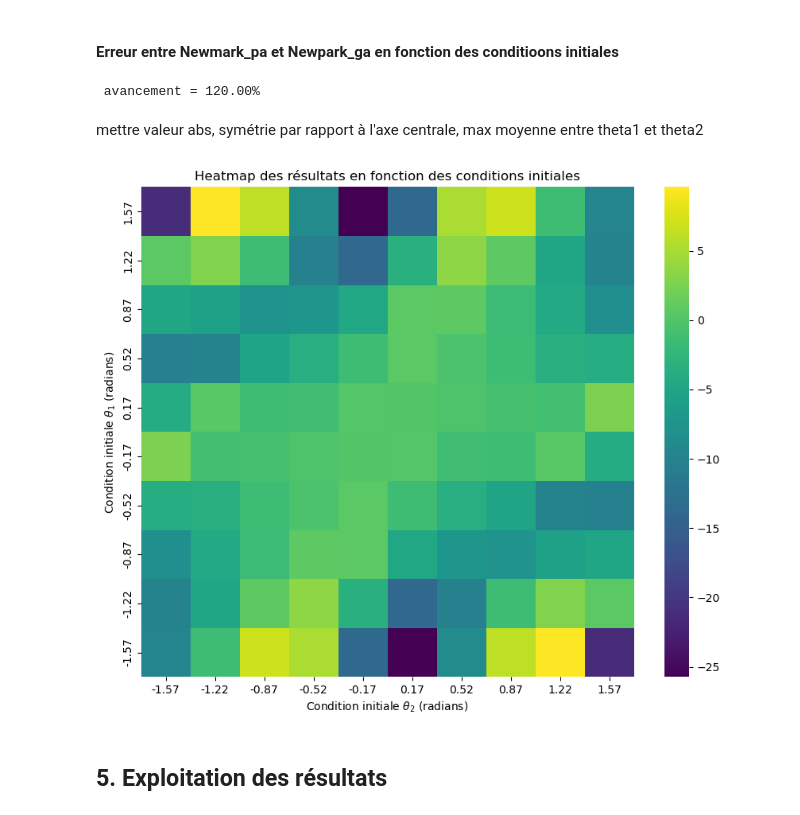
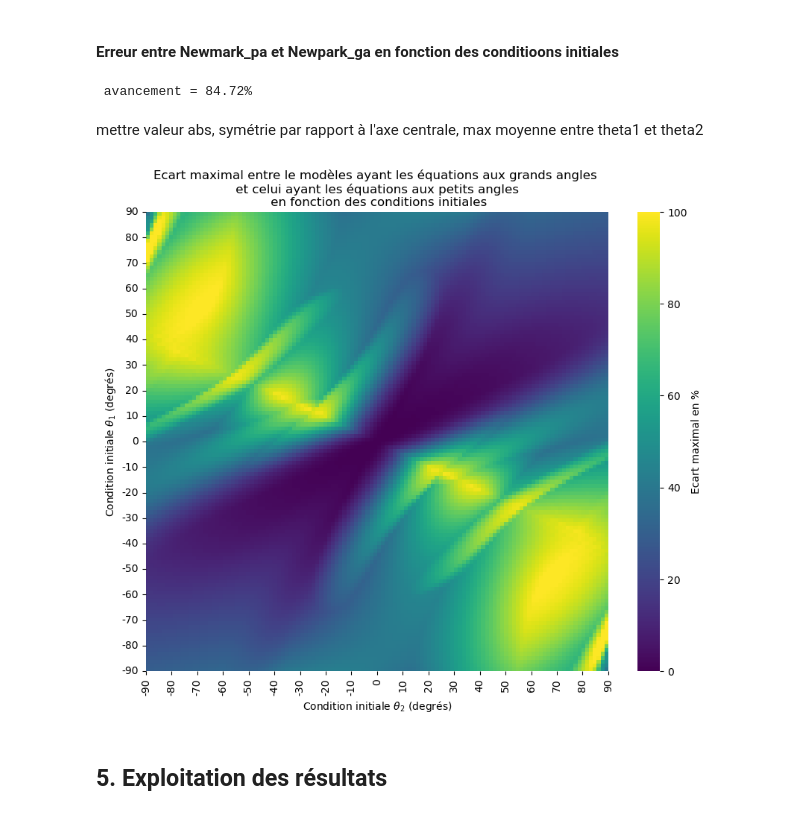
Before and after one commit to artlexiis/pendule-double, a Jupyter notebook: Jupyter Notebook/Pendule_Double.ipynb, the cells around one changed output. Saved outputs shown, nothing was run; the diff lists cells and outputs as text; code cells hidden in the pictures.

```diff
--- a/Jupyter Notebook/Pendule_Double.ipynb
+++ b/Jupyter Notebook/Pendule_Double.ipynb
@@ -894,7 +941,7 @@ t0 = 0
 #### Erreur entre Newmark_pa et Newpark_ga en fonction des conditioons initiales
 # %%
 #definition de la heatma
-definition = 10
+definition = 120
 
 # Définir une plage de valeurs pour les conditions initiales
 theta1_vals = np.linspace(-np.pi/2,  np.pi/2, definition)
@@ -905,24 +952,47 @@ erreur = "pa/ga"
 
 #résolution
 results_paga = heatmap_symétrie(theta1_vals,theta2_vals,dt,tf,erreur,definition)
-fichier = "data/heatmap_ecart_newmark_paga.csv"
+fichier = "data/heatmap_ecart_max_newmark_paga.csv"
 np.savetxt(fichier,results_paga, delimiter=",", fmt='%.2f')
 # %% [output]
- avancement = 120.00%
+ avancement = 84.72%
 # %% [markdown]
 mettre valeur abs, symétrie par rapport à l'axe centrale, max moyenne entre theta1 et theta2
 # %%
-fichier = "data/heatmap_ecart_newmark_paga.csv"
-heatmap = loaded_array = np.loadtxt(fichier, delimiter=",")
+# Chargement des données depuis le fichier CSV
+fichier = "data/heatmap_ecart_max_newmark_paga.csv"
+heatmap = np.loadtxt(fichier, delimiter=",")
 
 plt.figure(figsize=(10, 8))
-sns.heatmap(heatmap, xticklabels=np.round(theta2_vals, 2), yticklabels=-np.round(theta1_vals, 2), cmap='viridis')
-plt.xlabel('Condition initiale $\\theta_2$ (radians)')
-plt.ylabel('Condition initiale $\\theta_1$ (radians)')
-plt.title('Heatmap des résultats en fonction des conditions initiales')
+ax = sns.heatmap(abs(heatmap), cmap='viridis', cbar_kws={'label': 'Ecart maximal en %'})
+
+# Configuration des ticks majeurs avec espacement de 10 degrés
+ax.xaxis.set_major_locator(MultipleLocator(10))  # Ticks tous les 10° sur l'axe x
+ax.yaxis.set_major_locator(MultipleLocator(10))  # Ticks tous les 10° sur l'axe y
+
+# Définir les labels pour les ticks
+x_labels = np.arange(-90, 91, 10)  # Labels pour l'axe x de -90 à 90 tous les 10°
+y_labels = np.arange(-90, 91, 10)  # Labels pour l'axe y de -90 à 90 tous les 10°
+
+# Ajustement des labels des ticks
+ax.set_xticks(np.linspace(0, heatmap.shape[1], len(x_labels)))  # Positions des ticks sur l'axe x
+ax.set_xticklabels(x_labels)
+ax.set_yticks(np.linspace(0, heatmap.shape[0], len(y_labels)))  # Positions des ticks sur l'axe y
+ax.set_yticklabels(y_labels[::-1])  # Inversion des labels pour l'axe y
+
+# Rotation des labels pour une meilleure lisibilité
+plt.xticks(rotation=90)
+plt.yticks(rotation=0)
+
+# Ajout des labels pour les axes
+ax.set_xlabel('Condition initiale $\\theta_2$ (degrés)')
+ax.set_ylabel('Condition initiale $\\theta_1$ (degrés)')
+ax.set_title('Ecart maximal entre le modèles ayant les équations aux grands angles \n et celui ayant les équations aux petits angles \n en fonction des conditions initiales')
+
+# Affichage du graphique
 plt.show()
 # %% [output]
-[figure, old version]
+[figure, new version]
 # %% [markdown]
 ## 5. Exploitation des résultats
 # %% [markdown]
```
Also changed, not shown: parts of 23 cells of this notebook, 7 other files.
